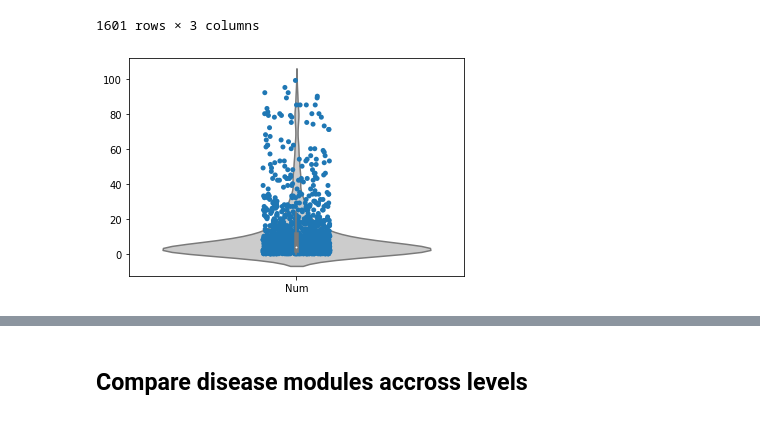
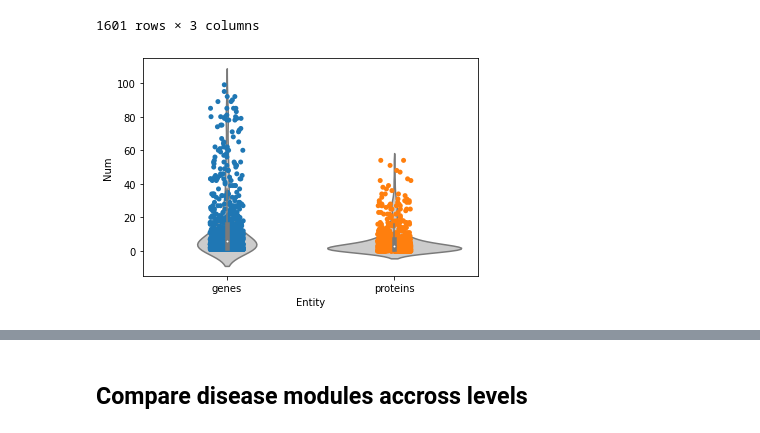
Before and after one commit to PathwayAnalysisPlatform/ProteoformNetworks, a Jupyter notebook: src/Python/analysis_2_disease_modules.ipynb, the cells around one changed output, grey strips where cells are left out. Drawn from its saved outputs; the diff is of its cells as text; code cells hidden in the pictures.

```diff
--- a/src/Python/analysis_2_disease_modules.ipynb
+++ b/src/Python/analysis_2_disease_modules.ipynb
@@ -256,11 +256,11 @@ df_disease_to_entitites
 | 872 | ziprasidone | 2 | genes |
 1601 rows × 3 columns
 # %%
-sns.violinplot(data=df_disease_to_entitites, color="0.8")
-sns.stripplot(data=df_disease_to_entitites, jitter=True, zorder=1)
+sns.violinplot(x="Entity", y="Num", data=df_disease_to_entitites, color="0.8")
+sns.stripplot(x="Entity", y="Num", data=df_disease_to_entitites, jitter=True, zorder=1)
 plt.show()
 # %% [output]
-[figure, old version]
+[figure, new version]
 # %%
 map_protein_to_diseases = {}
 for d, ps in map_disease_to_proteins.items():
```
Also changed, not shown: parts of 12 cells of this notebook.
